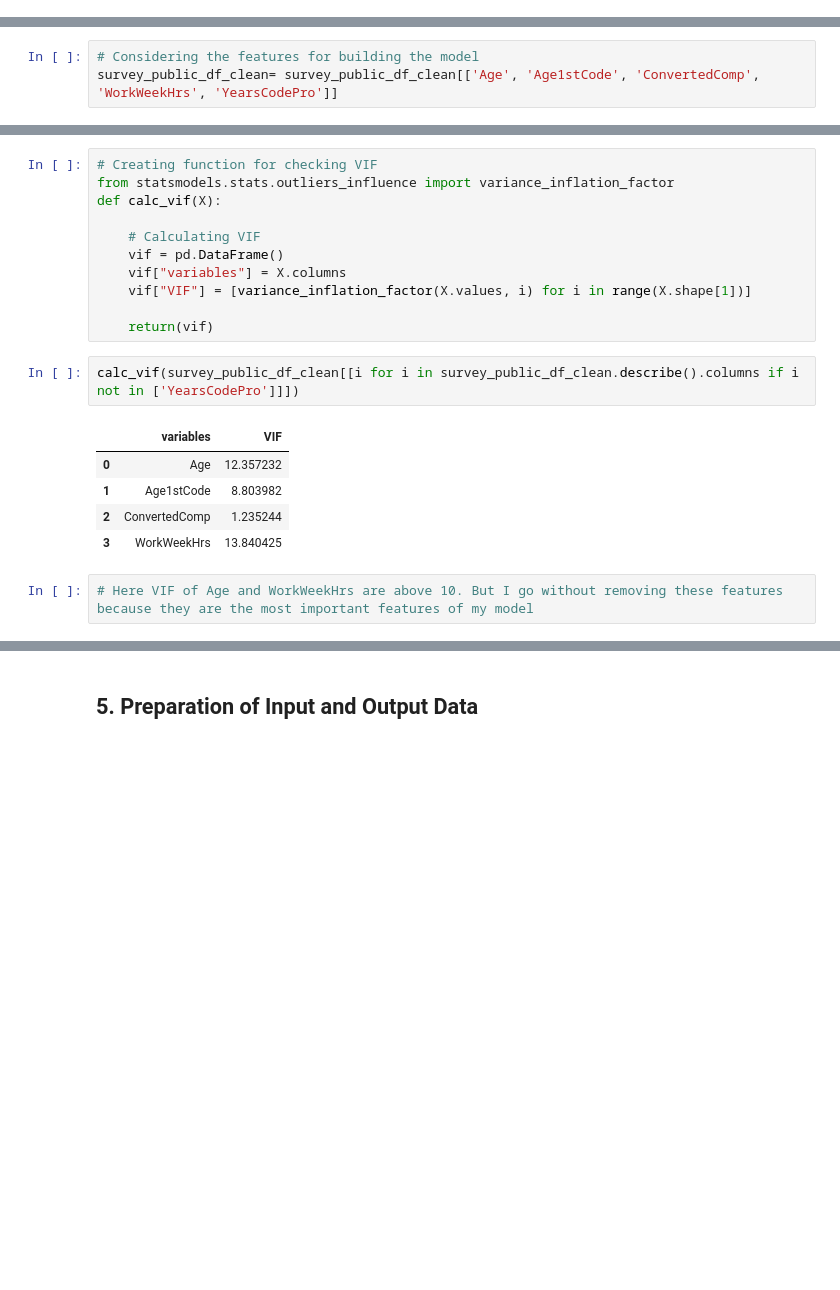
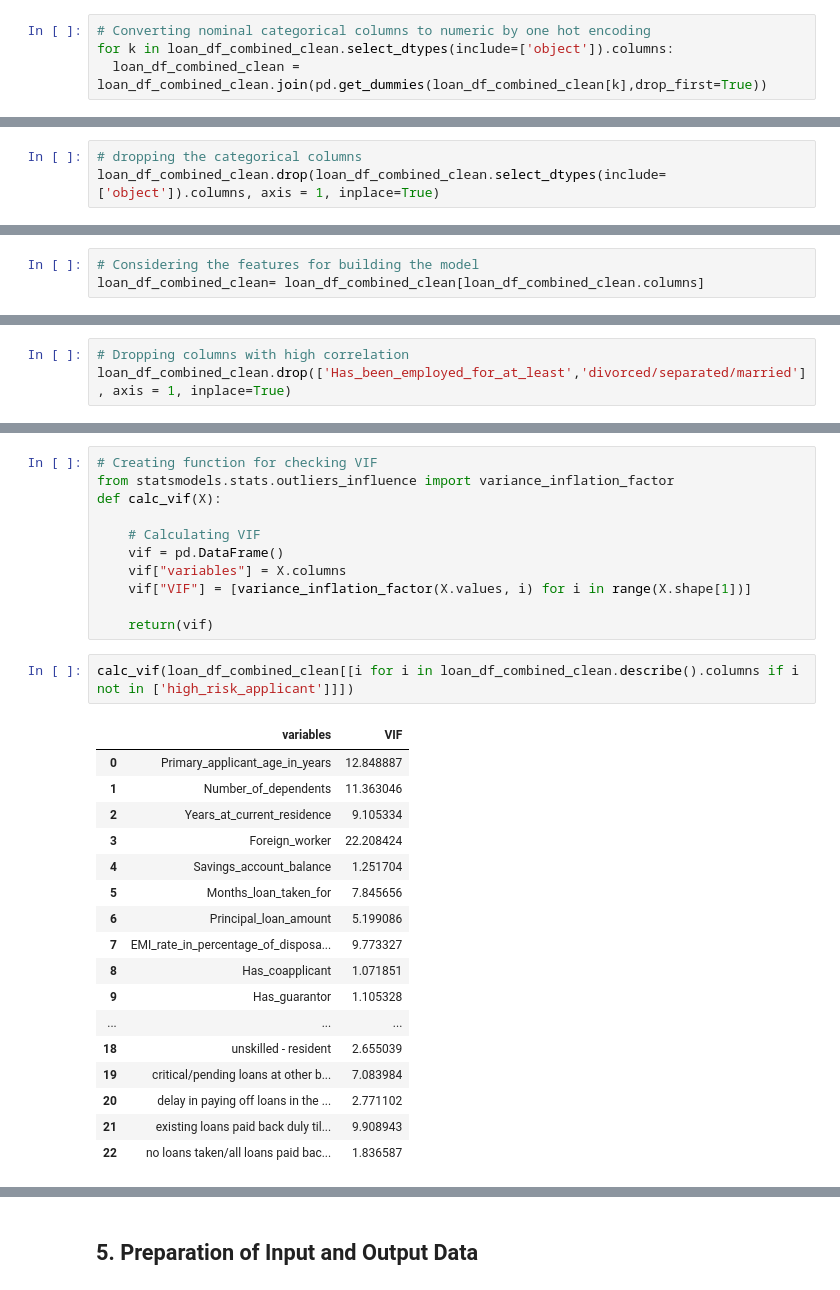
Before and after one commit to prabirdeb/Credit_Risk_Reunion, a Jupyter notebook: Credit_Risk_ML.ipynb, the cells around one changed output, grey strips where cells are left out. Cells and saved outputs as stored; diff of their text form; blank space fills up the shorter version.

```diff
--- a/Credit_Risk_ML.ipynb
+++ b/Credit_Risk_ML.ipynb
@@ -501,0 +311,4 @@ memory usage: 4.0+ MB
+# %%
+# Converting nominal categorical columns to numeric by one hot encoding
+for k in loan_df_combined_clean.select_dtypes(include=['object']).columns:
+  loan_df_combined_clean = loan_df_combined_clean.join(pd.get_dummies(loan_df_combined_clean[k],drop_first=True))
@@ -501,0 +333,3 @@ memory usage: 4.0+ MB
+# %%
+# dropping the categorical columns
+loan_df_combined_clean.drop(loan_df_combined_clean.select_dtypes(include=['object']).columns, axis = 1, inplace=True)
@@ -530,7 +378,7 @@ Now we need to understand the distribution of the features and the relationship
 ###7.1 Overall Feature Understanding
 # %%
 # Considering the features for building the model
-survey_public_df_clean= survey_public_df_clean[['Age', 'Age1stCode', 'ConvertedComp', 'WorkWeekHrs', 'YearsCodePro']]
+loan_df_combined_clean= loan_df_combined_clean[loan_df_combined_clean.columns]
 # %%
 # Univariate, bivariate and multivariate analysis in a single plot
 plt.figure(figsize=(7,7))
@@ -585,4 +432,7 @@ Age            ConvertedComp    0.105869
 dtype: float64
+# %%
+# Dropping columns with high correlation
+loan_df_combined_clean.drop(['Has_been_employed_for_at_least','divorced/separated/married'], axis = 1, inplace=True)
 # %%
 # Checking multicolinearity in correlation plot
 plt.figure(figsize=(10,10))
@@ -601,12 +451,22 @@ def calc_vif(X):
 
     return(vif)
 # %%
-calc_vif(survey_public_df_clean[[i for i in survey_public_df_clean.describe().columns if i not in ['YearsCodePro']]])
+calc_vif(loan_df_combined_clean[[i for i in loan_df_combined_clean.describe().columns if i not in ['high_risk_applicant']]])
 # %% [output]
 |  | variables | VIF |
-| 0 | Age | 12.357232 |
-| 1 | Age1stCode | 8.803982 |
-| 2 | ConvertedComp | 1.235244 |
-| 3 | WorkWeekHrs | 13.840425 |
+| 0 | Primary_applicant_age_in_years | 12.848887 |
+| 1 | Number_of_dependents | 11.363046 |
+| 2 | Years_at_current_residence | 9.105334 |
+| 3 | Foreign_worker | 22.208424 |
+| 4 | Savings_account_balance | 1.251704 |
+| 5 | Months_loan_taken_for | 7.845656 |
+| 6 | Principal_loan_amount | 5.199086 |
+| 7 | EMI_rate_in_percentage_of_disposa... | 9.773327 |
+| 8 | Has_coapplicant | 1.071851 |
+| 9 | Has_guarantor | 1.105328 |
+| ... | ... | ... |
+| 18 | unskilled - resident | 2.655039 |
+| 19 | critical/pending loans at other b... | 7.083984 |
+| 20 | delay in paying off loans in the ... | 2.771102 |
+| 21 | existing loans paid back duly til... | 9.908943 |
+| 22 | no loans taken/all loans paid bac... | 1.836587 |
-# %%
-# Here VIF of Age and WorkWeekHrs are above 10. But I go without removing these features because they are the most important features of my model
```
Also changed, not shown: parts of 121 cells of this notebook.
